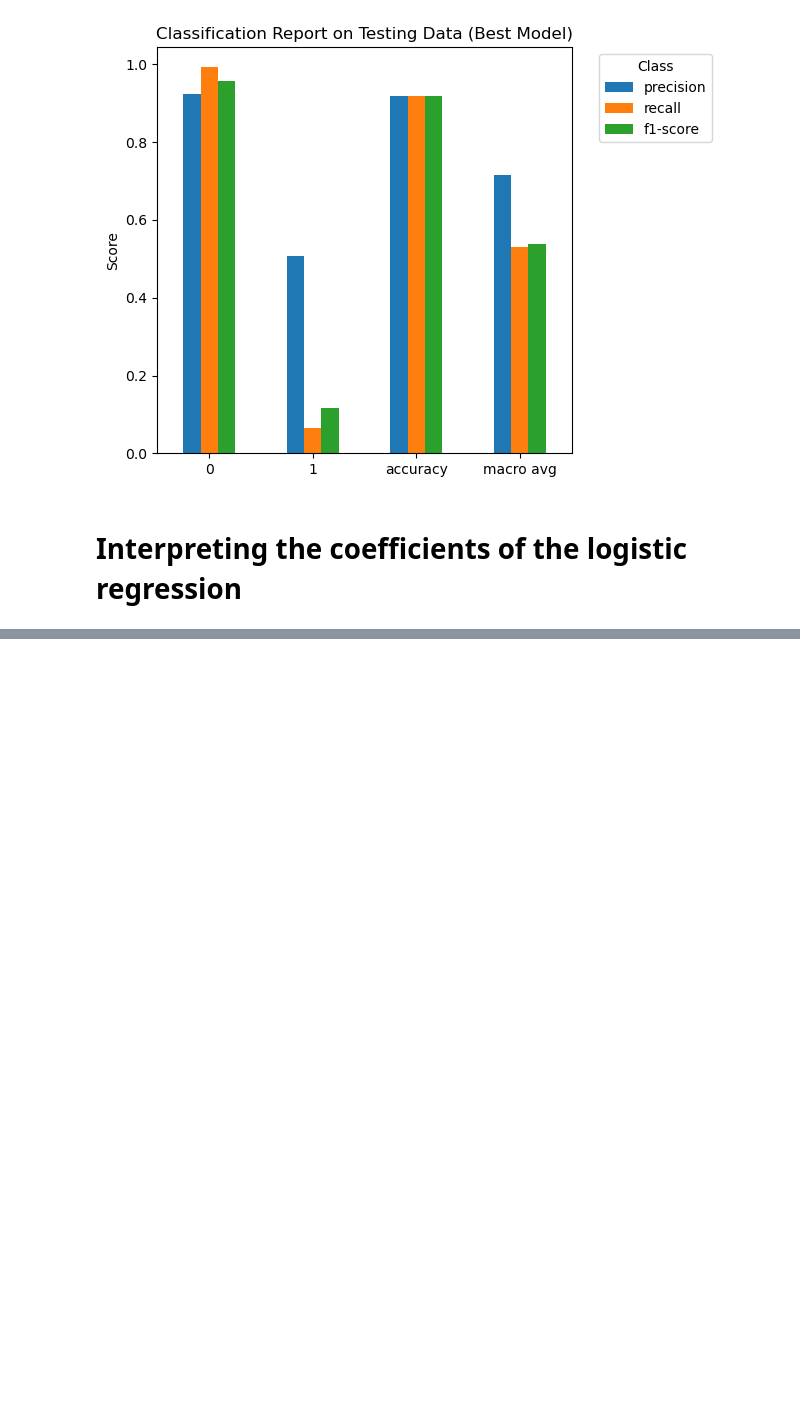
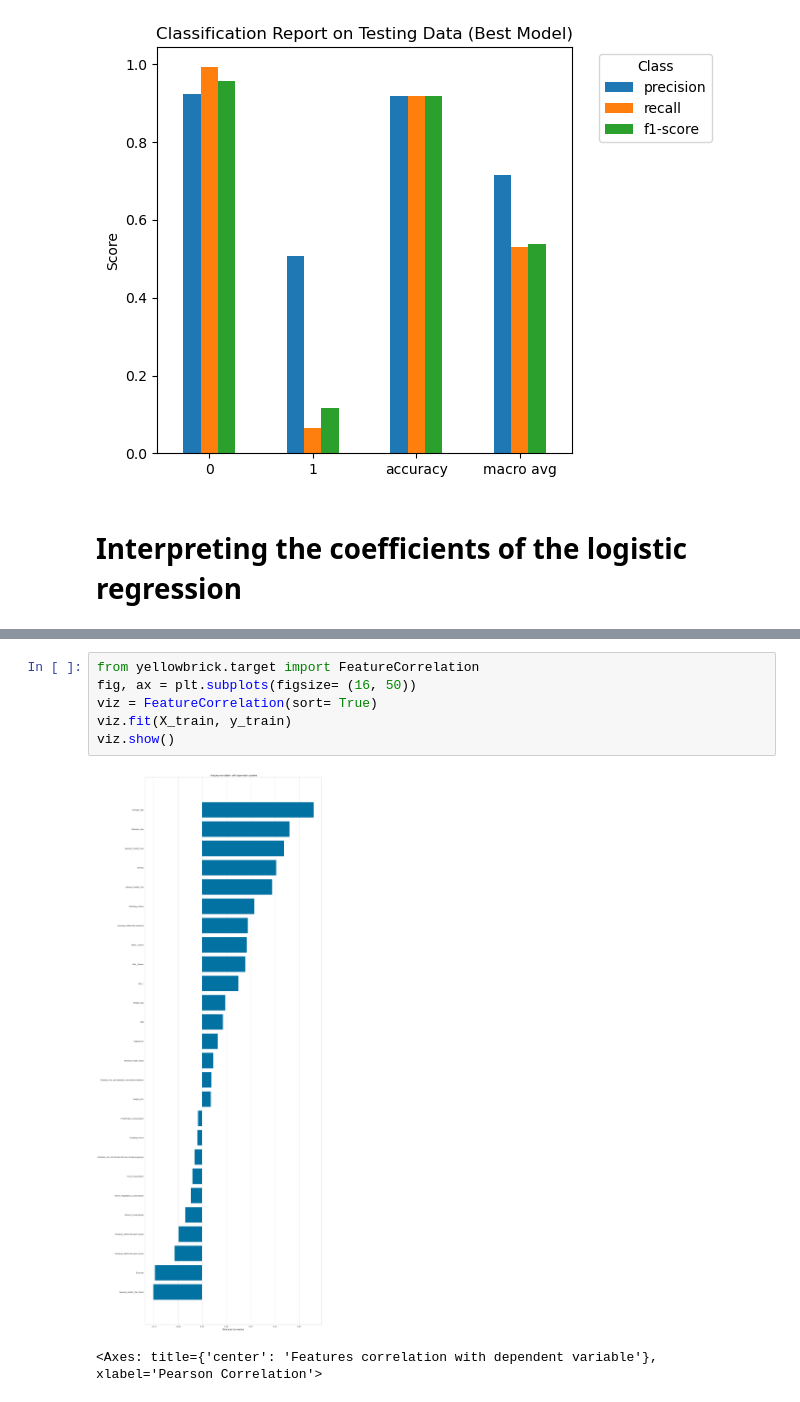
Before and after one commit to bobebend/Cardiovascular_diseases_risk_prediction, a Jupyter notebook: notebooks/cardiotester.ipynb, the cells around one changed output, grey strips where cells are left out. Cells and saved outputs as stored; diff of their text form; blank space fills up the shorter version.

```diff
--- a/notebooks/cardiotester.ipynb
+++ b/notebooks/cardiotester.ipynb
@@ -962,0 +988,9 @@ Fruit_Consumption: 0.0017
+# %%
+from yellowbrick.target import FeatureCorrelation
+fig, ax = plt.subplots(figsize= (16, 50))
+viz = FeatureCorrelation(sort= True)
+viz.fit(X_train, y_train)
+viz.show()
+# %% [output]
+[figure, added]
+<Axes: title={'center': 'Features correlation with dependent variable'}, xlabel='Pearson Correlation'>
```
Also changed, not shown: parts of 13 cells of this notebook, 3 other files.
